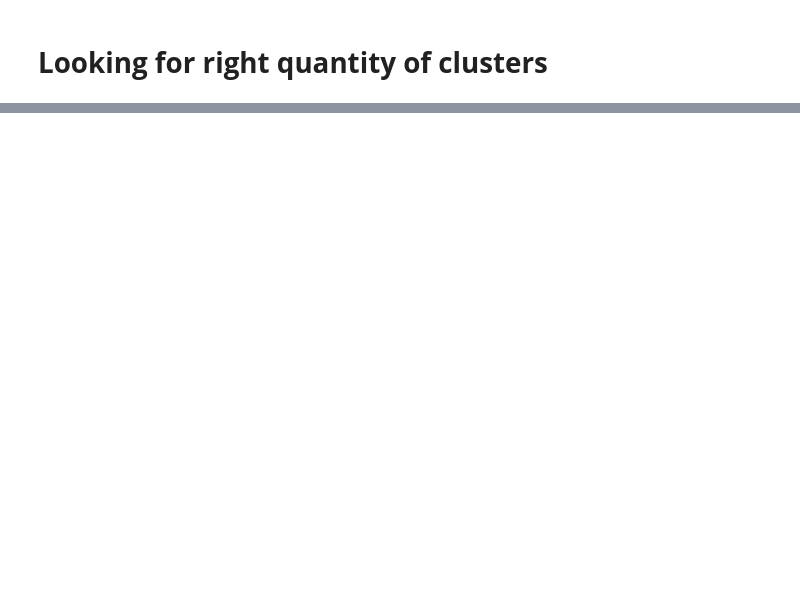
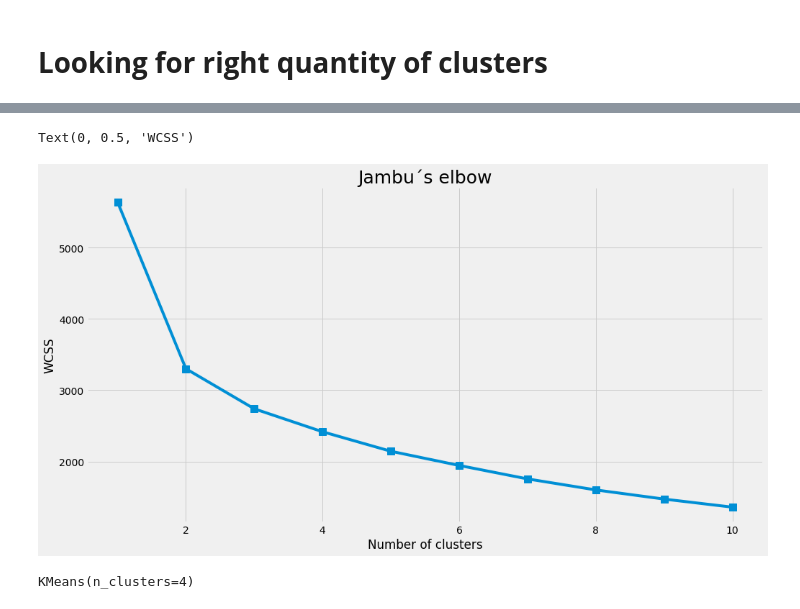
Before and after one commit to danielrodriguez007/Data_Analysis, a Jupyter notebook: Credit_Card.ipynb, the cells around one changed output, grey strips where cells are left out. Drawn from its saved outputs; the diff is of its cells as text; code cells hidden in the pictures; blank space fills up the shorter version.

Commit message:
Clustering

```diff
--- a/Credit_Card.ipynb
+++ b/Credit_Card.ipynb
@@ -138,0 +137,14 @@ ValueError: ignored
+# %%
+plt.figure(figsize=(15,8))
+plt.plot(range(1,11), wcss,marker='s', ms=10, )
+plt.title("Jambu´s elbow", fontsize=25)
+plt.xlabel("Number of clusters")
+plt.ylabel("WCSS")
+# %% [output]
+Text(0, 0.5, 'WCSS')
+[figure, added]
+# %%
+clustering = KMeans(n_clusters=4, max_iter=300)
+clustering.fit(data_norm)
+# %% [output]
+KMeans(n_clusters=4)
```
Also changed, not shown: parts of 10 cells of this notebook.
